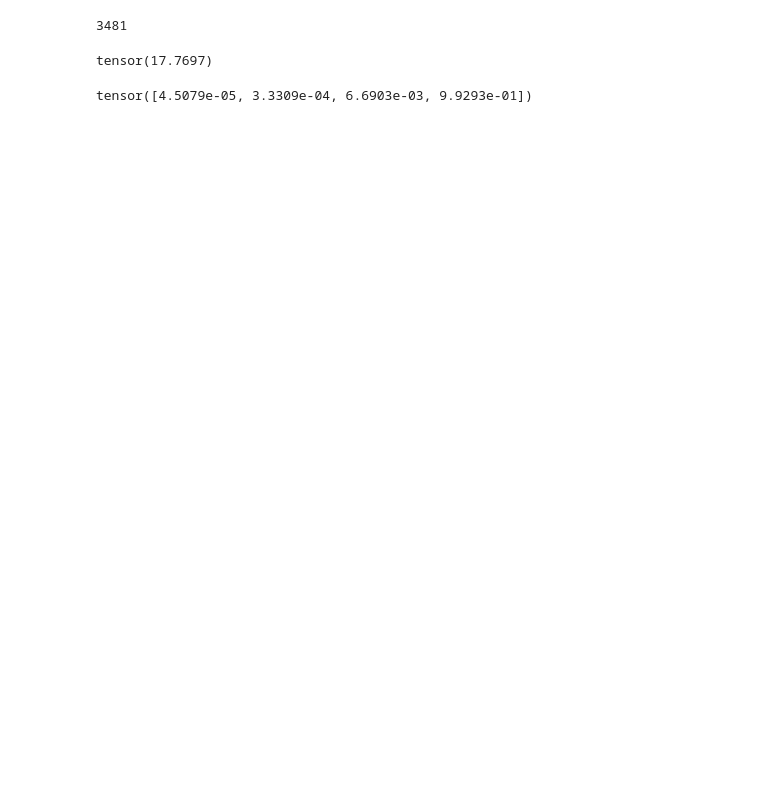
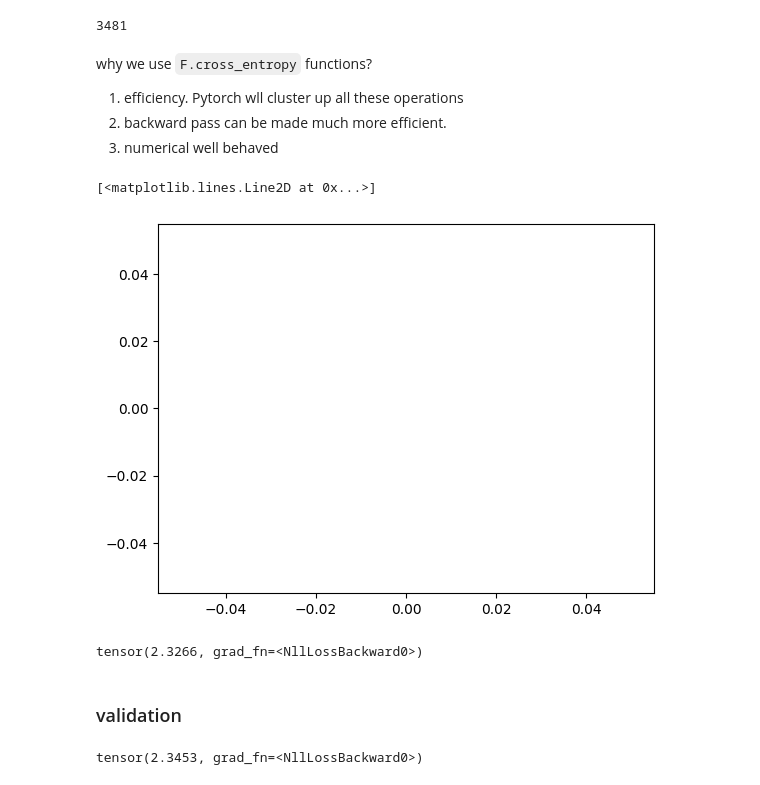
Before and after one commit to tryfasting/karpathy-zero-to-hero-clone, a Jupyter notebook: 03 - building makemore MLP/build_makemore_MLP.ipynb, the cells around one changed output. Saved outputs shown, nothing was run; the diff lists cells and outputs as text; code cells hidden in the pictures; blank space fills up the shorter version.

```diff
--- a/03 - building makemore MLP/build_makemore_MLP.ipynb
+++ b/03 - building makemore MLP/build_makemore_MLP.ipynb
@@ -128,0 +175,6 @@ sum(p.nelement() for p in parameters) # number of parameters in total
+# %% [markdown]
+why we use `F.cross_entropy` functions?
+
+1. efficiency. Pytorch wll cluster up all these operations
+2. backward pass can be made much more efficient.
+3. numerical well behaved
@@ -129,18 +184,58 @@ sum(p.nelement() for p in parameters) # number of parameters in total
 # %%
-emb = C[X]
-h = torch.tanh(emb.view(-1,6) @ W1 + b1) # (32,100)
-logits= h @ W2 + b2 # (32,27)
-# counts = logits.exp()
-# prob = counts / counts.sum(1, keepdims=True)
-# loss = -prob[torch.arange(32), Y].log().mean()
-F.cross_entropy(logits, Y)
-loss
+lri = []
+lossi = []
+for i in range(10000):
+
+    # minibatch construct
+    ix = torch.randint(0,Xtr.shape[0],(32,))
+
+    # forward pass
+    emb = C[Xtr[ix]] # (32, 3, 2)
+    h = torch.tanh(emb.view(-1,6) @ W1 + b1) # (32,100)
+    logits= h @ W2 + b2 # (32,27)
+    loss = F.cross_entropy(logits, Ytr[ix])
+    # print(loss.item())
+
+    # backward pass
+    for p in parameters:
+        p.grad = None
+    loss.backward()
+
+    # update
+    lr = 0.01
+    # when we're at the late stages of training potentially, we can do one learning rate decay
+    for p in parameters:
+        p.data += -lr * p.grad
+
+    # track stats
+    # lri.append(lre[i])
+    # lossi.append(loss.item())
+# print(loss.item())
-# %% [output]
-tensor(17.7697)
-# %%
-logits = torch.tensor([-5,-3,0,5])
-counts = logits.exp()
-probs = counts / counts.sum()
-probs
-# %% [output]
-tensor([4.5079e-05, 3.3309e-04, 6.6903e-03, 9.9293e-01])
+# %%
+# finding good learning rate
+# lri : i번째 학습률
+# lossi : i 번째 손실
+plt.plot(lri, lossi)
+
+# -1, 즉 10의 -1인 0.1 부분이 좋다.
+# %% [output]
+[<matplotlib.lines.Line2D at 0x...>]
+[figure, added]
+# %%
+emb = C[Xtr] # (32, 3, 2)
+h = torch.tanh(emb.view(-1,6) @ W1 + b1) # (32,100)
+logits= h @ W2 + b2 # (32,27)
+loss = F.cross_entropy(logits, Ytr)
+loss
+# %% [output]
+tensor(2.3266, grad_fn=<NllLossBackward0>)
+# %% [markdown]
+### validation
+# %%
+emb = C[Xdev] # (32, 3, 2)
+h = torch.tanh(emb.view(-1,6) @ W1 + b1) # (32,100)
+logits= h @ W2 + b2 # (32,27)
+loss = F.cross_entropy(logits, Ydev)
+loss
+# %% [output]
+tensor(2.3453, grad_fn=<NllLossBackward0>)
```
Also changed, not shown: parts of 33 cells of this notebook.
